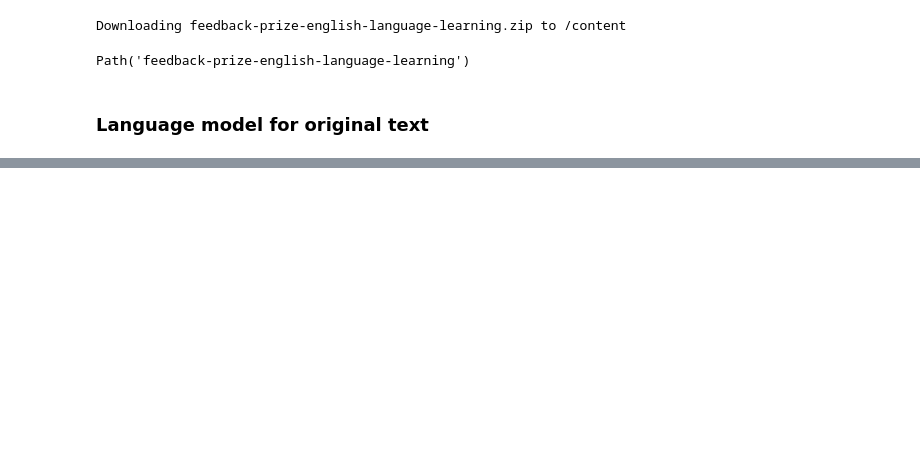
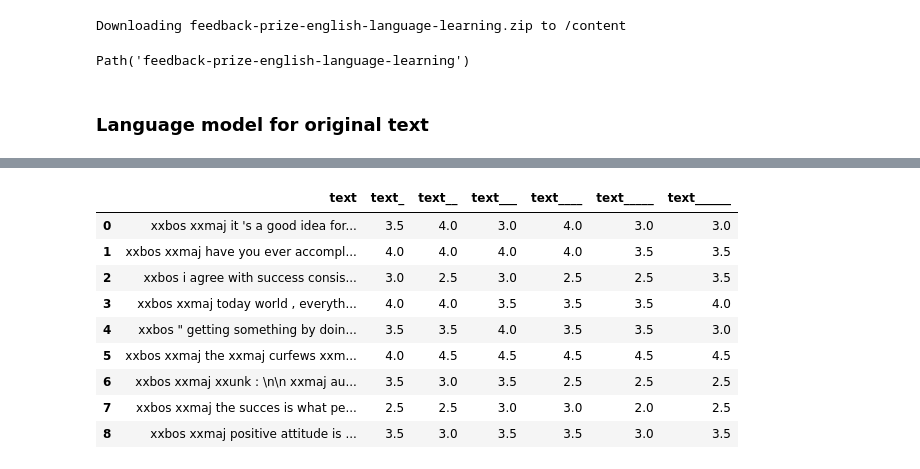
Before and after one commit to sayanbanerjee32/feedback-prize-effectiveness, a Jupyter notebook: feedback_prize_v3_ulmfit_baseline.ipynb, the cells around one changed output, grey strips where cells are left out. Saved outputs shown, nothing was run; the diff lists cells and outputs as text; code cells hidden in the pictures; blank space fills up the shorter version.

```diff
--- a/feedback_prize_v3_ulmfit_baseline.ipynb
+++ b/feedback_prize_v3_ulmfit_baseline.ipynb
@@ -199,0 +260,22 @@ else:
+# %%
+dls = DataBlock(
+    blocks=(TextBlock.from_df('full_text', vocab = dls_lm.vocab),
+            RegressionBlock,
+            RegressionBlock,
+            RegressionBlock,
+            RegressionBlock,
+            RegressionBlock,
+            RegressionBlock),
+    n_inp=1,
+    get_x=ColReader('text'),
+    get_y=[ColReader('cohesion'),
+           ColReader('syntax'),
+           ColReader('vocabulary'),
+           ColReader('phraseology'),
+           ColReader('grammar'),
+           ColReader('conventions')],
+    splitter=RandomSplitter(0.2, seed=42),
+
+).dataloaders(train_df, bs=64)
+dls.show_batch()
+# %% [output]
@@ -199,0 +283,10 @@ else:
+|  | text | text_ | text__ | text___ | text____ | text_____ | text______ |
+| 0 | xxbos xxmaj it 's a good idea for... | 3.5 | 4.0 | 3.0 | 4.0 | 3.0 | 3.0 |
+| 1 | xxbos xxmaj have you ever accompl... | 4.0 | 4.0 | 4.0 | 4.0 | 3.5 | 3.5 |
+| 2 | xxbos i agree with success consis... | 3.0 | 2.5 | 3.0 | 2.5 | 2.5 | 3.5 |
+| 3 | xxbos xxmaj today world , everyth... | 4.0 | 4.0 | 3.5 | 3.5 | 3.5 | 4.0 |
+| 4 | xxbos " getting something by doin... | 3.5 | 3.5 | 4.0 | 3.5 | 3.5 | 3.0 |
+| 5 | xxbos xxmaj the xxmaj curfews xxm... | 4.0 | 4.5 | 4.5 | 4.5 | 4.5 | 4.5 |
+| 6 | xxbos xxmaj xxunk : \n\n xxmaj au... | 3.5 | 3.0 | 3.5 | 2.5 | 2.5 | 2.5 |
+| 7 | xxbos xxmaj the succes is what pe... | 2.5 | 2.5 | 3.0 | 3.0 | 2.0 | 2.5 |
+| 8 | xxbos xxmaj positive attitude is ... | 3.5 | 3.0 | 3.5 | 3.5 | 3.0 | 3.5 |
```
Also changed, not shown: parts of 28 cells of this notebook.
